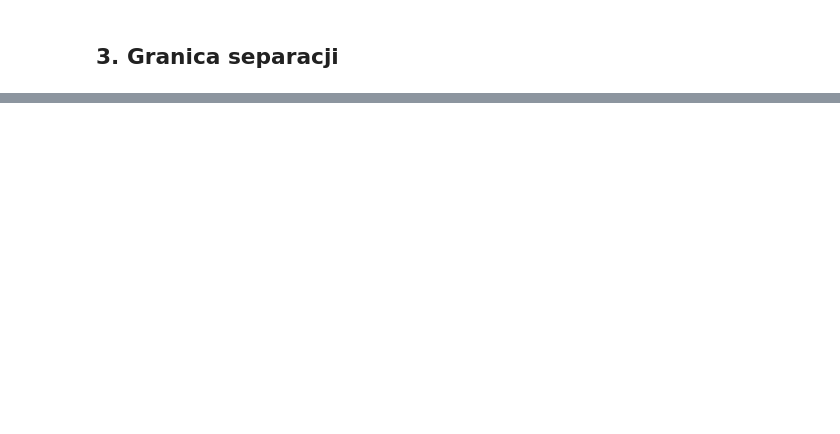
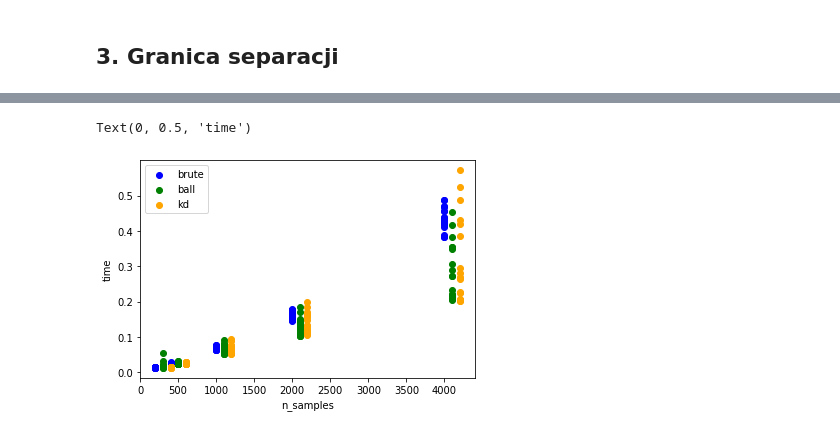
Before and after one commit to karlosos/data_mining, a Jupyter notebook: lab2/experiments.ipynb, the cells around one changed output, grey strips where cells are left out. Cells and saved outputs as stored; diff of their text form; code cells hidden in the pictures; blank space fills up the shorter version.

```diff
--- a/lab2/experiments.ipynb
+++ b/lab2/experiments.ipynb
@@ -180,0 +257,5 @@ for idx, n in enumerate(n_neighbors):
+# %%
+import pandas as pd
+df = pd.read_csv('experiment_data.csv')
+df['time'] = df['time_fit'] + df['time_predict']
+df
@@ -180,0 +276,15 @@ for idx, n in enumerate(n_neighbors):
+# %%
+import matplotlib.pyplot as plt
+brute = df.loc[(df['leaf_size'] == 30) & (df['algorithm'] == 'brute')]
+ball = df.loc[(df['leaf_size'] == 30) & (df['algorithm'] == 'ball_tree')]
+kd = df.loc[(df['leaf_size'] == 30) & (df['algorithm'] == 'kd_tree')]
+
+plt.scatter(brute['n_samples'], brute['time'], color='blue', label='brute')
+plt.scatter(ball['n_samples']+100, ball['time'], color='green', label='ball')
+plt.scatter(kd['n_samples']+200, kd['time'], color='orange', label='kd')
+plt.legend()
+plt.xlabel('n_samples')
+plt.ylabel('time')
+# %% [output]
+Text(0, 0.5, 'time')
+[figure, added]
```
Also changed, not shown: parts of 11 cells of this notebook, 4 other files.
